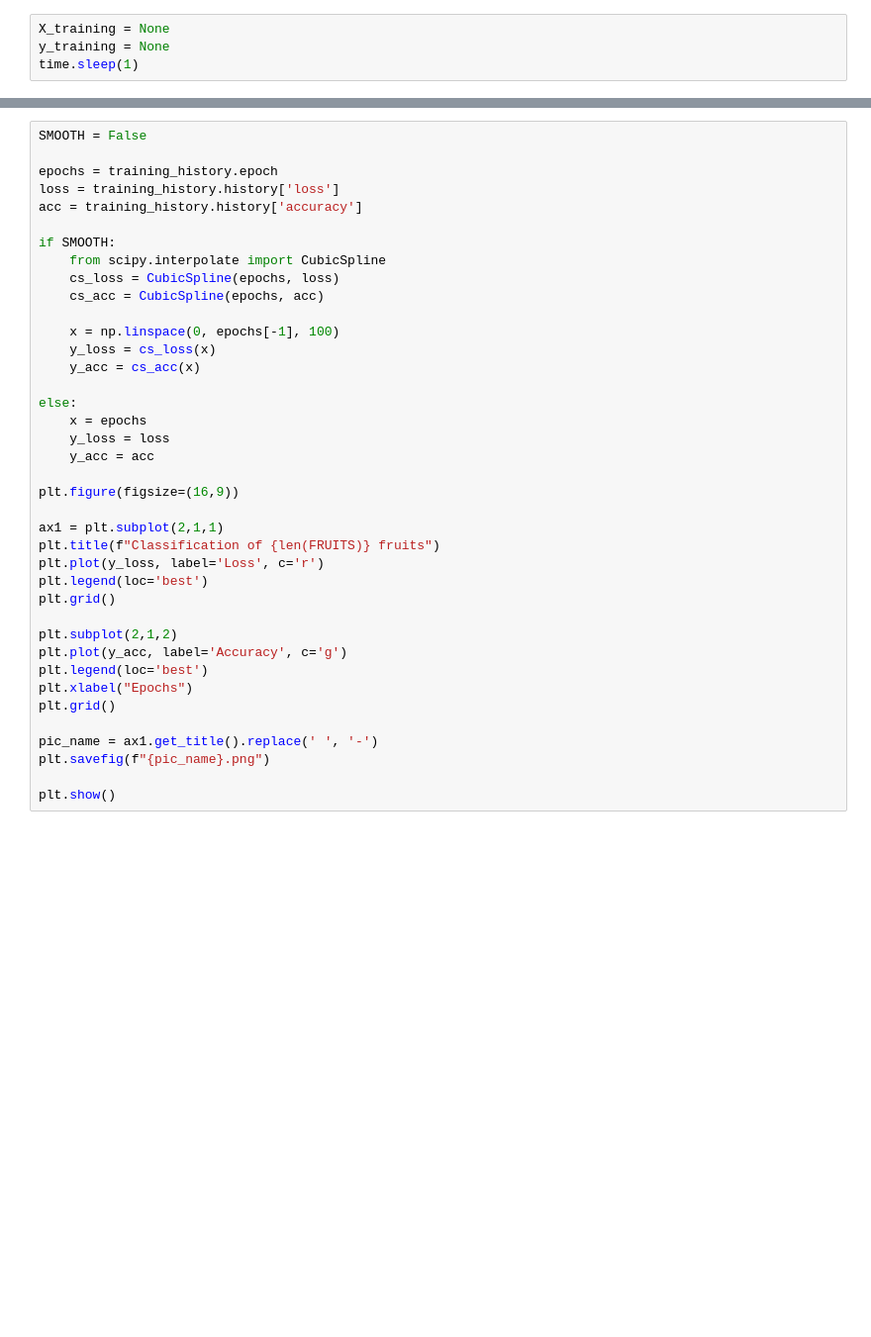
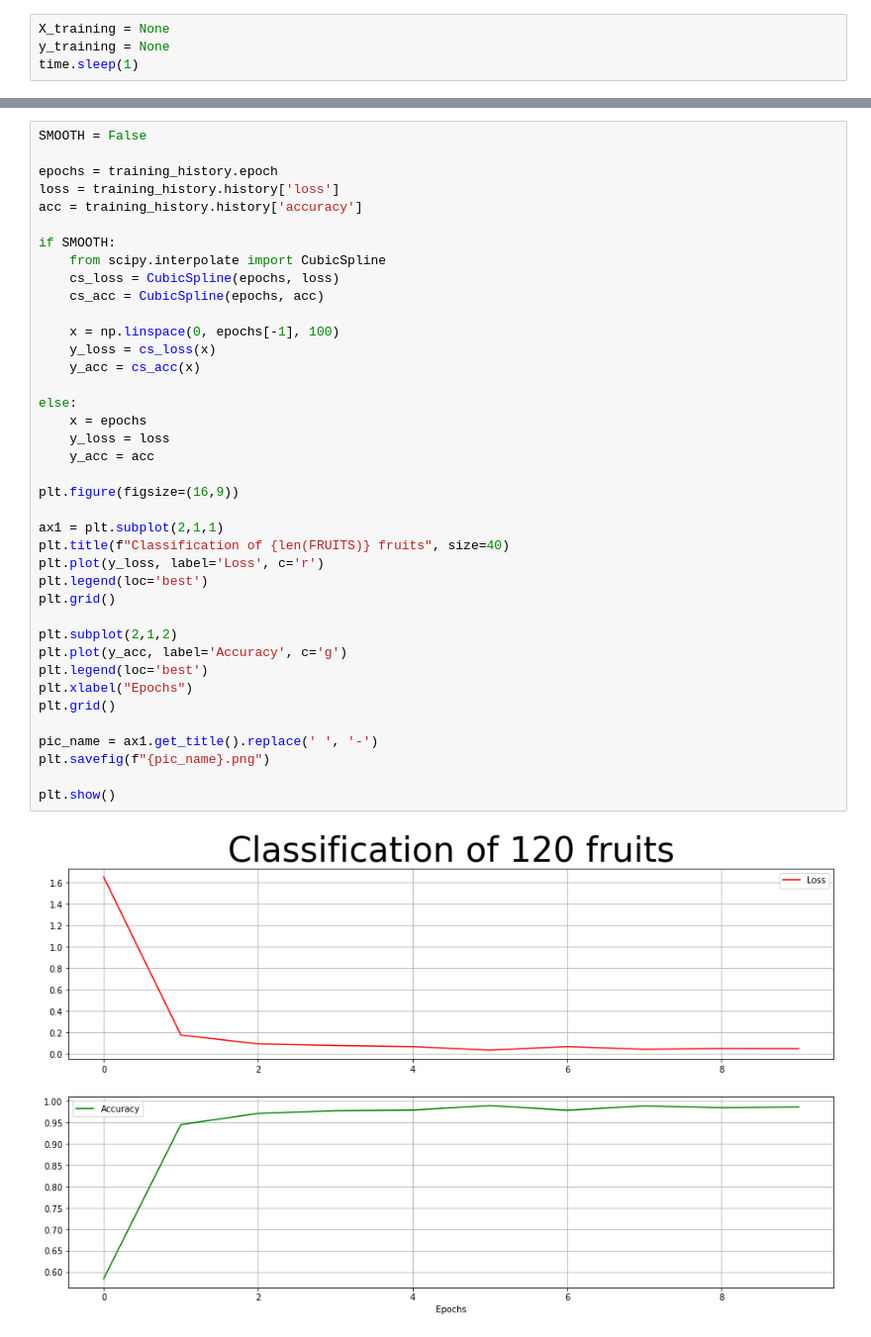
Before and after one commit to GrzegorzKrug/GymTrain, a Jupyter notebook: gym-train/classification/fruits/classify-fruits.ipynb, the cells around one changed output, grey strips where cells are left out. Shown: that part at 99% size. Cells and saved outputs as stored; diff of their text form; blank space fills up the shorter version.

```diff
--- a/gym-train/classification/fruits/classify-fruits.ipynb
+++ b/gym-train/classification/fruits/classify-fruits.ipynb
@@ -157,31 +206,33 @@ if SMOOTH:
     from scipy.interpolate import CubicSpline
     cs_loss = CubicSpline(epochs, loss)
     cs_acc = CubicSpline(epochs, acc)
 
     x = np.linspace(0, epochs[-1], 100)
     y_loss = cs_loss(x)
     y_acc = cs_acc(x)
 
 else:
     x = epochs
     y_loss = loss
     y_acc = acc
 
 plt.figure(figsize=(16,9))
 
 ax1 = plt.subplot(2,1,1)
-plt.title(f"Classification of {len(FRUITS)} fruits")
+plt.title(f"Classification of {len(FRUITS)} fruits", size=40)
 plt.plot(y_loss, label='Loss', c='r')
 plt.legend(loc='best')
 plt.grid()
 
 plt.subplot(2,1,2)
 plt.plot(y_acc, label='Accuracy', c='g')
 plt.legend(loc='best')
 plt.xlabel("Epochs")
 plt.grid()
 
 pic_name = ax1.get_title().replace(' ', '-')
 plt.savefig(f"{pic_name}.png")
 
 plt.show()
+# %% [output]
+[figure, added]
```
Also changed, not shown: parts of 5 cells of this notebook, 2 other files.
